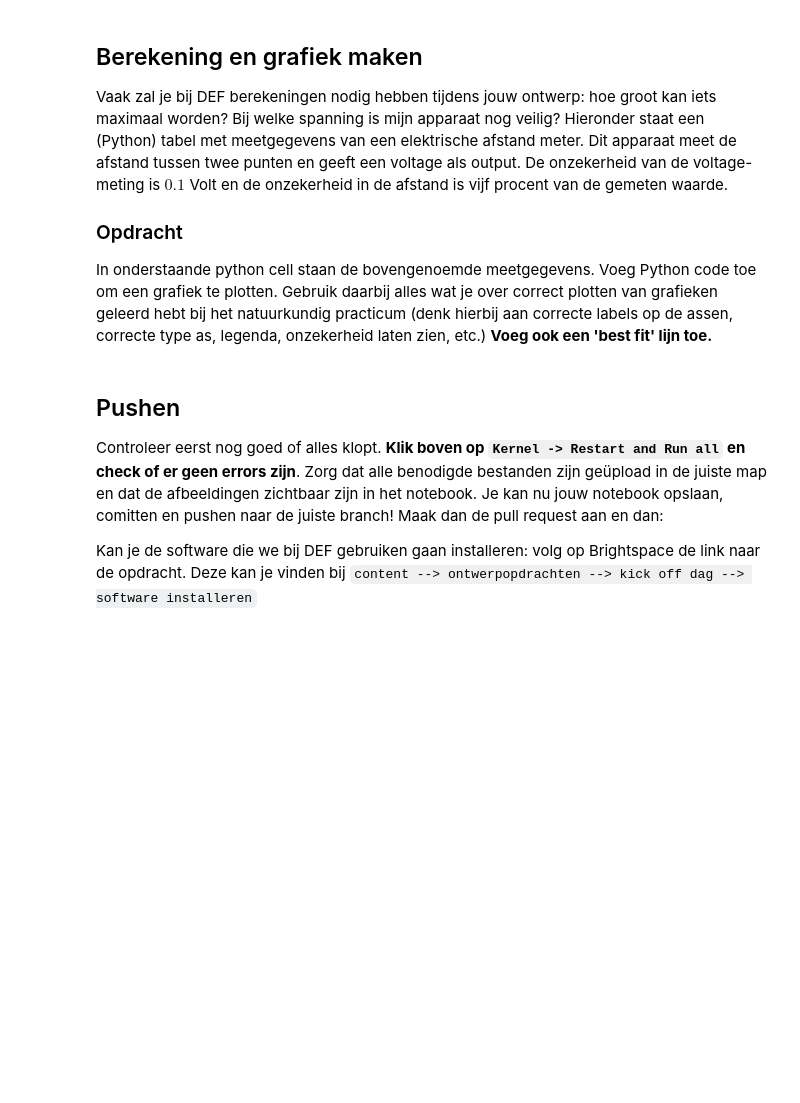
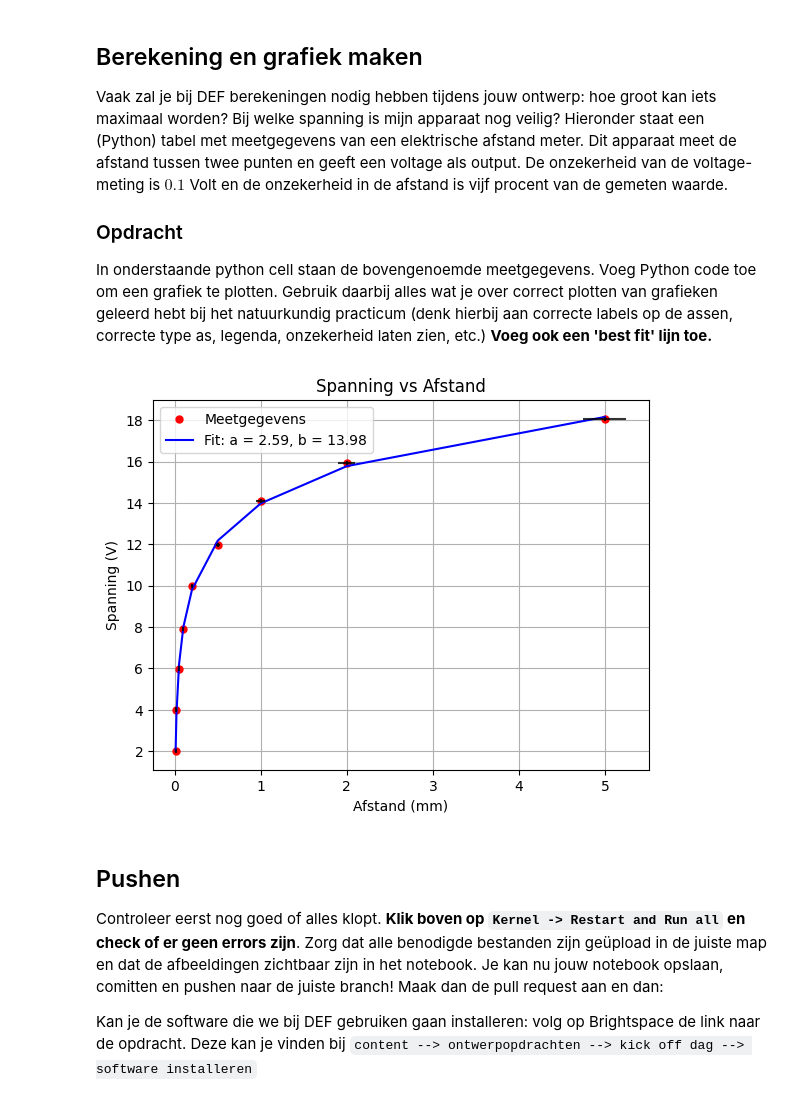
Before and after one commit to Peppertje/opdrachten-DEF-D-Pepper, a Jupyter notebook: FysiekeOntwerpopdrachten/0KickOffDag/KickoffdagTestAssignment.ipynb, the cells around one changed output. Saved outputs shown, nothing was run; the diff lists cells and outputs as text; code cells hidden in the pictures; blank space fills up the shorter version.

```diff
--- a/FysiekeOntwerpopdrachten/0KickOffDag/KickoffdagTestAssignment.ipynb
+++ b/FysiekeOntwerpopdrachten/0KickOffDag/KickoffdagTestAssignment.ipynb
@@ -65,15 +64,32 @@ In onderstaande python cell staan de bovengenoemde meetgegevens. Voeg Python cod
 # %%
 # Importeren van numpy en matplotlib library
 %matplotlib inline
 import numpy as np
 import matplotlib.pyplot as plt
+from scipy.optimize import curve_fit
 
 # Meetgegevens: afstand in millimeter, spanning in Volt
 afstand = np.array([0.01,0.02,0.05,0.1,0.2,0.5,1.0,2.0,5.0])
 spanning = np.array([2.01868928,4.01442631,5.99586649,7.91166258,9.96850493,11.96229652
                      ,14.1133456,15.93947672,18.04932637])
 
 # Vul hieronder je eigen code aan om de grafiek te maken. Vergeet niet ook de onzekerheid en de fit!
+def modelV(r, a, b):
+    return a * np.log(r) + b
+popt,pcov = curve_fit(modelV, afstand, spanning, p0=[-1,10])
+
+plt.title('Spanning vs Afstand')
+plt.plot(afstand, spanning, 'r.', label='Meetgegevens', markersize=10)
+plt.plot(afstand, modelV(afstand, *popt), 'b-', label=f'Fit: a = {popt[0]:.2f}, b = {popt[1]:.2f}')
+plt.xlabel('Afstand (mm)')
+plt.ylabel('Spanning (V)')
+plt.errorbar(afstand, spanning, xerr=0.05*afstand, yerr=0.1, fmt='none', ecolor='black', alpha=0.8)  # Onzekerheid in afstand en spanning
+
+plt.legend()
+plt.grid()
+plt.show()
+# %% [output]
+[figure, added]
 # %% [markdown]
 ## Pushen
 
```
Also changed, not shown: parts of 2 cells of this notebook, 1 other file.
